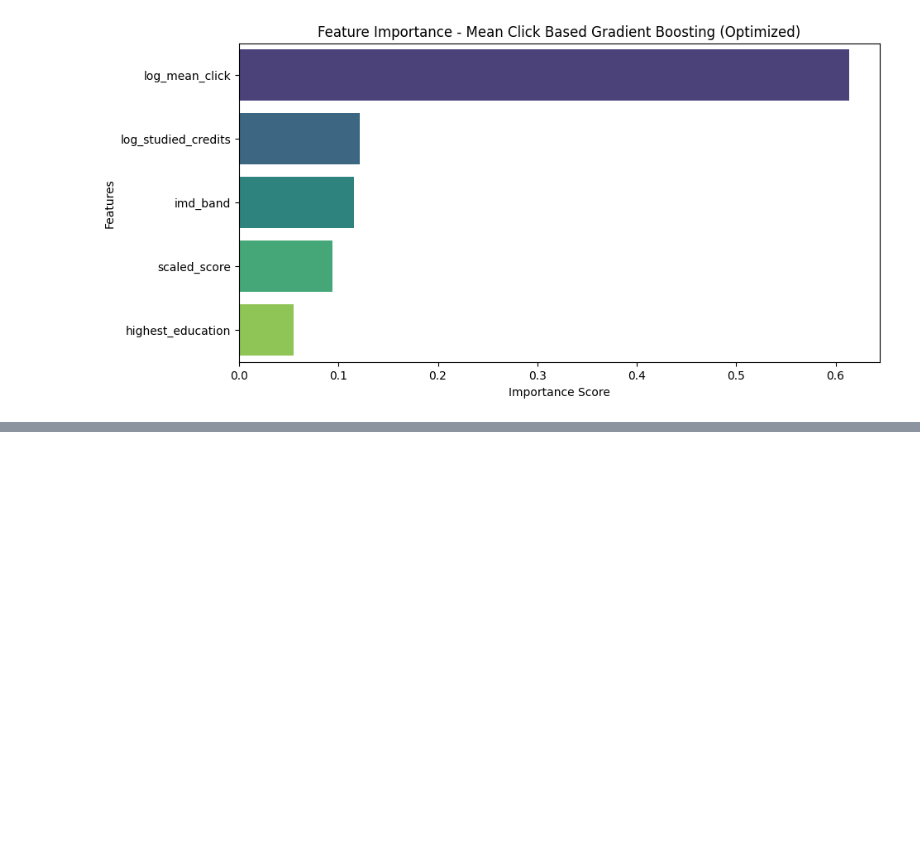
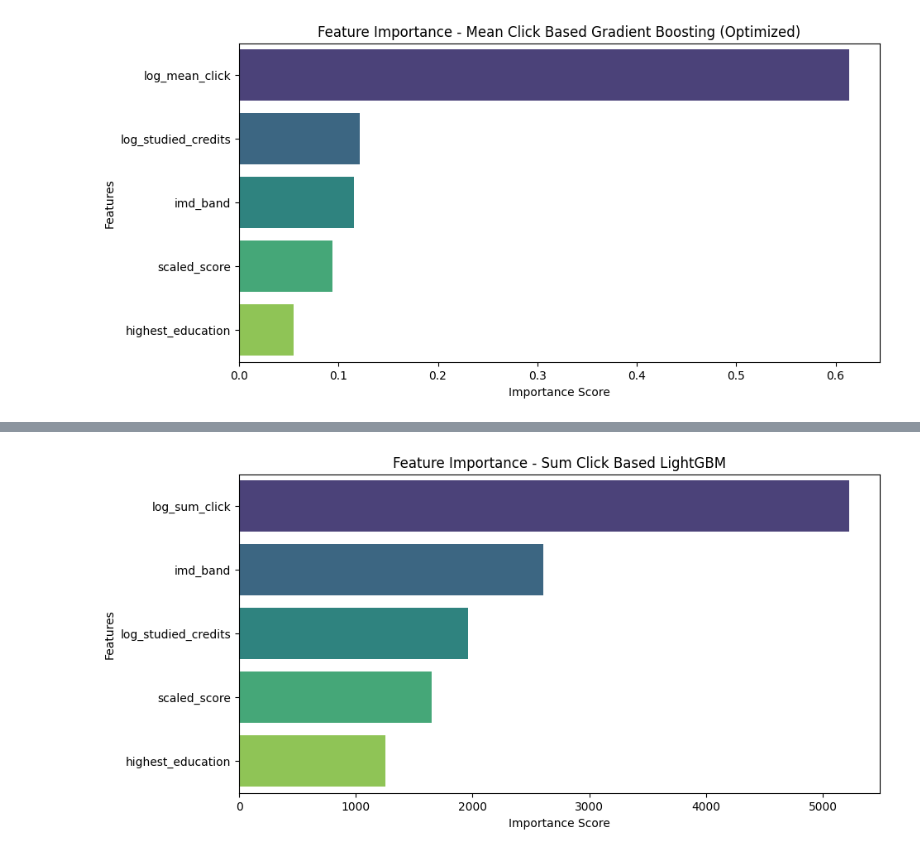
Before and after one commit to SKNETWORKS-FAMILY-AICAMP/SKN09-2nd-1Team, a Jupyter notebook: mlmodel_final.ipynb, the cells around one changed output, grey strips where cells are left out. Cells and saved outputs as stored; diff of their text form; code cells hidden in the pictures; blank space fills up the shorter version.

```diff
--- a/mlmodel_final.ipynb
+++ b/mlmodel_final.ipynb
@@ -1167,3 +1167,99 @@ Passing `palette` without assigning `hue` is deprecated and will be removed in v
 
   sns.barplot(x=feature_importances_mean, y=feature_importances_mean.index, palette='viridis')
 [figure]
+# %%
+import pandas as pd
+import numpy as np
+import matplotlib.pyplot as plt
+import seaborn as sns
+from lightgbm import LGBMClassifier
+from sklearn.model_selection import train_test_split
+from sklearn.metrics import accuracy_score, f1_score, r2_score, confusion_matrix, classification_report
+
+# 1. 데이터 로드
+final_merged_data = pd.read_csv('./data/merged_data_cleaned.csv')
+
+# 2. Feature Set 정의 (원본 데이터 유지)
+sum_clicked_features = ['highest_education', 'imd_band', 'log_sum_click', 'log_studied_credits', 'scaled_score']
+mean_clicked_features = ['highest_education', 'imd_band', 'log_mean_click', 'log_studied_credits', 'scaled_score']
+
+sum_x = final_merged_data[sum_clicked_features]
+mean_x = final_merged_data[mean_clicked_features]
+y = final_merged_data['final_result']
+
+# 3. 학습 데이터와 테스트 데이터 분리 (Train 90%, Test 10%)
+sum_x_train, sum_x_test, y_train, y_test = train_test_split(sum_x, y, test_size=0.1, random_state=42, stratify=y)
+mean_x_train, mean_x_test, y_train, y_test = train_test_split(mean_x, y, test_size=0.1, random_state=42, stratify=y)
+
+# 4. 최적의 하이퍼파라미터 적용 (LightGBM)
+best_sum_params = {
+    'subsample': 0.7,
+    'reg_lambda': 0.1,
+    'reg_alpha': 0.5,
+    'num_leaves': 31,
+    'n_estimators': 500,
+    'min_child_samples': 30,
+    'max_depth': 5,
+    'learning_rate': 0.15,
+    'colsample_bytree': 1.0,
+    'random_state': 42
+}
+
+best_mean_params = {
+    'subsample': 0.7,
+    'reg_lambda': 1.0,
+    'reg_alpha': 0.1,
+    'num_leaves': 100,
+    'n_estimators': 200,
+    'min_child_samples': 20,
+    'max_depth': 7,
+    'learning_rate': 0.15,
+    'colsample_bytree': 0.8,
+    'random_state': 42
+}
+
+# 5. LightGBM 모델 학습 및 예측
+lgbm_sum_model = LGBMClassifier(**best_sum_params)
+lgbm_sum_model.fit(sum_x_train, y_train)
+y_pred_best_sum = lgbm_sum_model.predict(sum_x_test)
+
+lgbm_mean_model = LGBMClassifier(**best_mean_params)
+lgbm_mean_model.fit(mean_x_train, y_train)
+y_pred_best_mean = lgbm_mean_model.predict(mean_x_test)
+
+# 6. 최적 모델 성능 평가 함수
+def evaluate_model(model_name, y_true, y_pred):
+    acc = accuracy_score(y_true, y_pred)
+    f1 = f1_score(y_true, y_pred, average='weighted')
+    r2 = r2_score(y_true, y_pred)
+
+    print(f"\n=== {model_name} 성능 ===")
+    print(f"Accuracy: {acc:.4f}")
+    print(f"F1 Score: {f1:.4f}")
+    print(f"R2 Score: {r2:.4f}")
+    print("\nConfusion Matrix:")
+    print(confusion_matrix(y_true, y_pred))
+    print("\nClassification Report:")
+    print(classification_report(y_true, y_pred))
+
+# 7. 평가 실행
+evaluate_model("Best Sum Click 기반 LightGBM", y_test, y_pred_best_sum)
+evaluate_model("Best Mean Click 기반 LightGBM", y_test, y_pred_best_mean)
+
+# 8. Feature Importance 시각화
+plt.figure(figsize=(10, 5))
+feature_importances_sum = pd.Series(lgbm_sum_model.feature_importances_, index=sum_clicked_features).sort_values(ascending=False)
+sns.barplot(x=feature_importances_sum, y=feature_importances_sum.index, palette='viridis')
+plt.xlabel("Importance Score")
+plt.ylabel("Features")
+plt.title("Feature Importance - Sum Click Based LightGBM")
+plt.show()
+
+plt.figure(figsize=(10, 5))
+feature_importances_mean = pd.Series(lgbm_mean_model.feature_importances_, index=mean_clicked_features).sort_values(ascending=False)
+sns.barplot(x=feature_importances_mean, y=feature_importances_mean.index, palette='viridis')
+plt.xlabel("Importance Score")
+plt.ylabel("Features")
+plt.title("Feature Importance - Mean Click Based LightGBM")
+plt.show()
+# %% [output]
@@ -1169,0 +1286 @@ Passing `palette` without assigning `hue` is deprecated and will be removed in v
+[figure, added]
```
Also changed, not shown: parts of 2 cells of this notebook.
